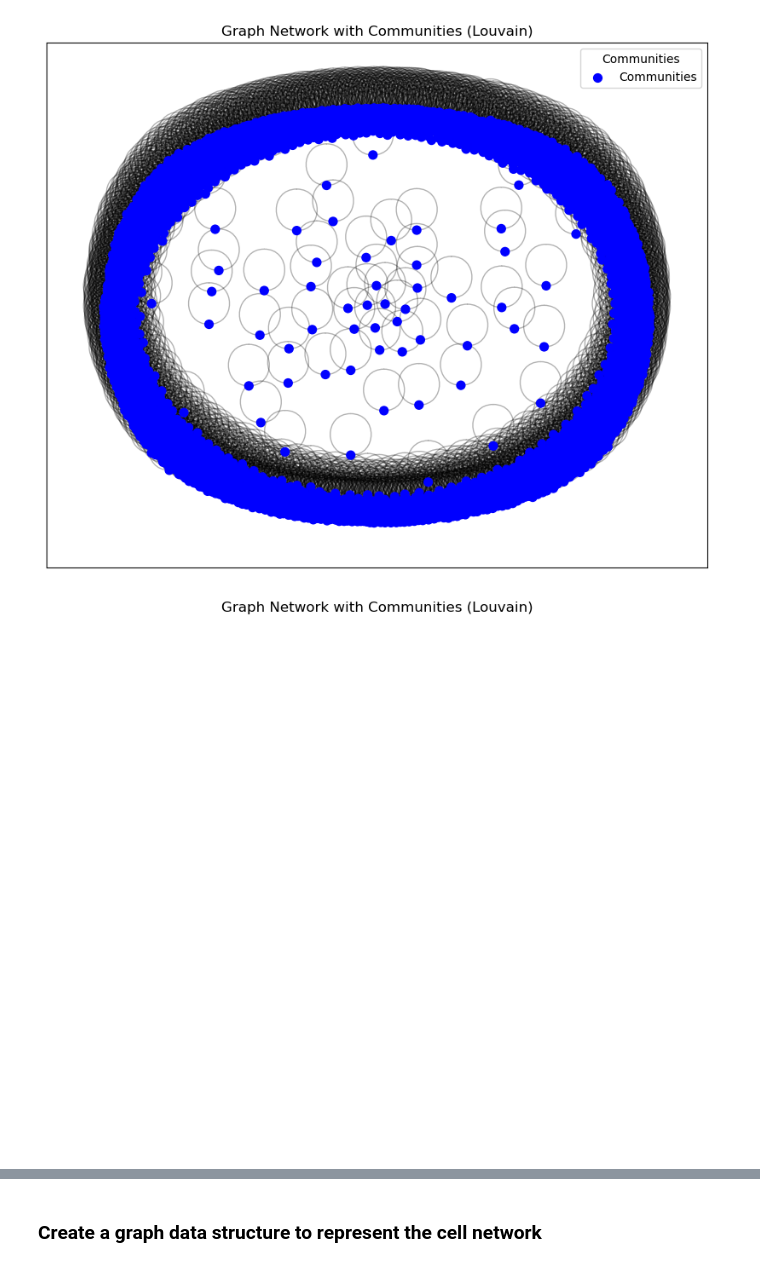
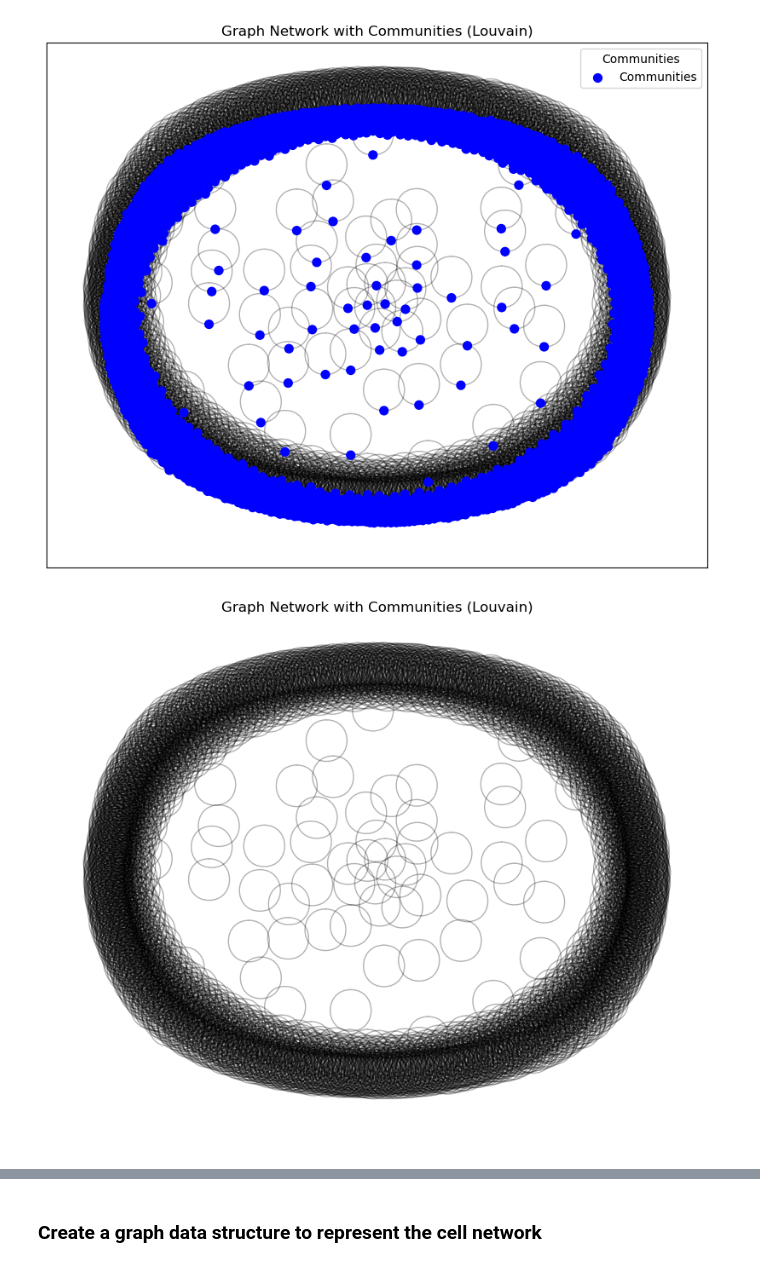
Before and after one commit to Ndaruga/Graph-Network-Analysis-for-cell-Organization, a Jupyter notebook: 6-network_analysis.ipynb, the cells around one changed output, grey strips where cells are left out. Cells and saved outputs as stored; diff of their text form; code cells hidden in the pictures.

```diff
--- a/6-network_analysis.ipynb
+++ b/6-network_analysis.ipynb
@@ -90,15 +99,15 @@ G = nx.Graph()
 for index, row in features_df.iterrows():
     node_id = index
     node_attributes = row.drop('label').to_dict()
-    G.add_node(node_id, **node_attributes)
+    graph.add_node(node_id, **node_attributes)
 # %% [markdown]
 ## Graph Analysis
 # %%
-node_degrees = dict(G.degree())
+node_degrees = dict(graph.degree())
 # node_degrees
 # %%
 from community import community_louvain
 
 # Detect communities using Louvain method
-partition = community_louvain.best_partition(G)
-nx.set_node_attributes(G, partition, name='community')
+partition = community_louvain.best_partition(graph)
+nx.set_node_attributes(graph, partition, name='community')
@@ -107,12 +114,12 @@ community_graph = nx.Graph()
 # %%
 # Aggregate nodes within each community and add them to the new graph
 for community_id in set(partition.values()):
-    nodes_in_community = [node for node in G.nodes if G.nodes[node].get('community') == community_id]
-    community_graph.add_node(community_id, size=len(nodes_in_community))
+    nodes_in_community = [node for node in graph.nodes if graph.nodes[node].get('community') == community_id]
+    graph.add_node(community_id, size=len(nodes_in_community))
     for node in nodes_in_community:
-        community_graph.add_edge(community_id, node)
+        graph.add_edge(community_id, node)
 
-    # Add size attribute to nodes in community_graph
-    community_graph.nodes[community_id]['size'] = len(nodes_in_community)
+    # Add size attribute to nodes in graph
+    graph.nodes[community_id]['size'] = len(nodes_in_community)
 # %%
 # Get community colors for visualization
@@ -132,20 +139,20 @@ plt.show()
 [figure]
 # %%
 plt.figure(figsize=(10, 8))
-pos = nx.spring_layout(G, seed=42)
+pos = nx.spring_layout(graph, seed=42)
 
 # Get community colors for visualization
-community_colors = [partition[node] for node in G.nodes()]
+community_colors = [partition[node] for node in graph.nodes()]
 
 node_sizes = [v * 50 for v in node_degrees.values()]
-nx.draw_networkx_nodes(G, pos, node_color=community_colors, cmap='viridis', node_size=node_sizes)
-nx.draw_networkx_edges(G, pos, alpha=0.3)
+nx.draw_networkx_nodes(graph, pos, node_color=community_colors, cmap='viridis', node_size=node_sizes)
+nx.draw_networkx_edges(graph, pos, alpha=0.3)
 # plt.legend(title='Communities', loc='best')
 
 plt.title('Graph Network with Communities (Louvain)')
 plt.axis('off')
 plt.show()
 # %% [output]
-[figure, old version]
+[figure, new version]
 # %%
 # Degree Distribution
```
Also changed, not shown: parts of 22 cells of this notebook.
